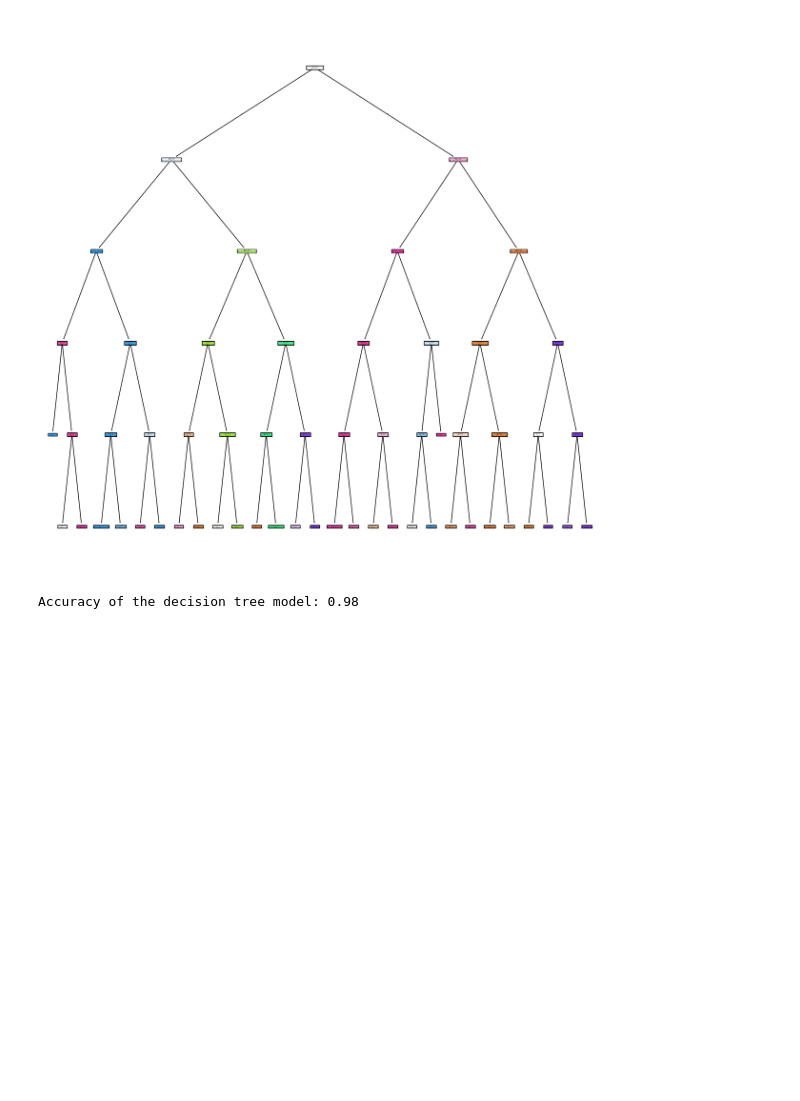
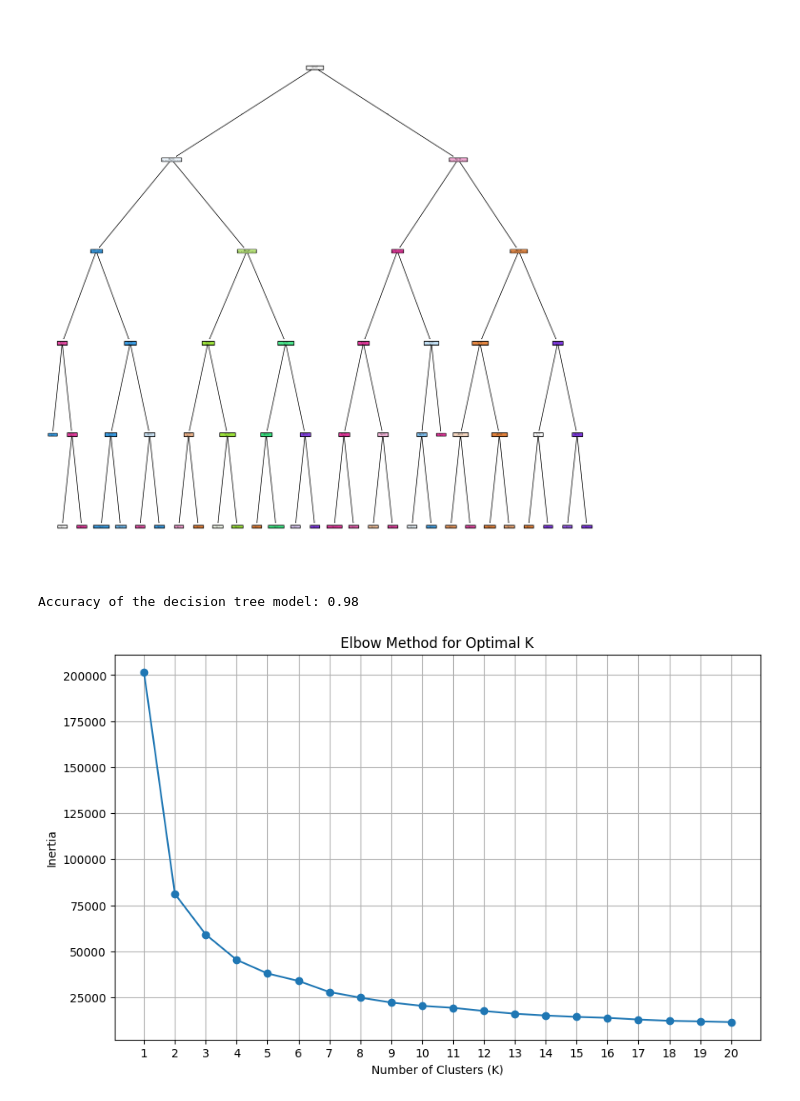
Before and after one commit to scontrerasr/K_Means, a Jupyter notebook: src/explore.ipynb, the cells around one changed output. Cells and saved outputs as stored; diff of their text form; code cells hidden in the pictures; blank space fills up the shorter version.

Commit message:
Entrega con codo

```diff
--- a/src/explore.ipynb
+++ b/src/explore.ipynb
@@ -171,3 +171,21 @@ Accuracy of the decision tree model: 0.98
 from pickle import dump
 dump(model_k, open('../models/kmeans_model.pkl', 'wb'))
 dump(tree_model, open('../models/decision_tree_model.pkl', 'wb'))
+# %%
+list_inertia = []
+for i in range(20):
+    #metodo de codo
+    model_k = KMeans(n_clusters=i+1, n_init='auto', random_state=42)
+    model_k.fit(X_train[['Latitude', 'Longitude', 'MedInc']])
+    inertia = model_k.inertia_
+    list_inertia.append(inertia)
+
+plt.figure(figsize=(10, 6))
+plt.plot(range(1, 21), list_inertia, marker='o')
+plt.title('Elbow Method for Optimal K')
+plt.xlabel('Number of Clusters (K)')
+plt.ylabel('Inertia')
+plt.xticks(range(1, 21))
+plt.grid()
+# %% [output]
+[figure, added]
```
